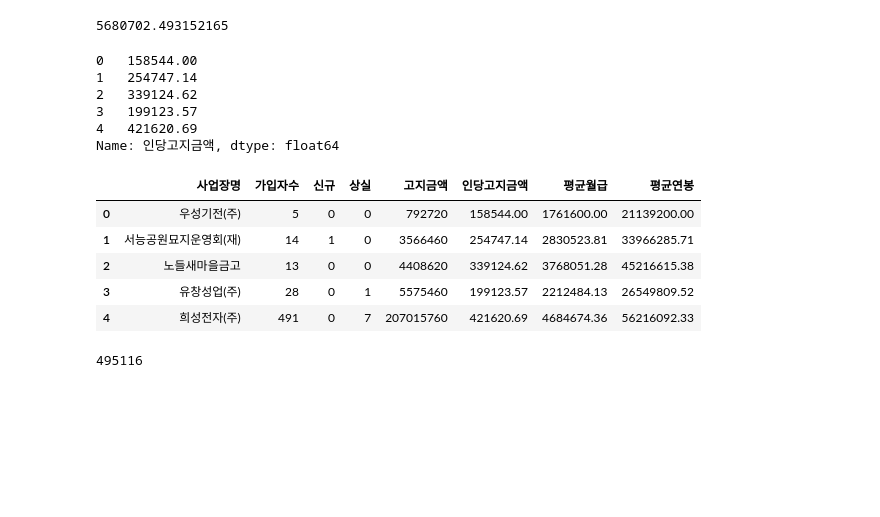
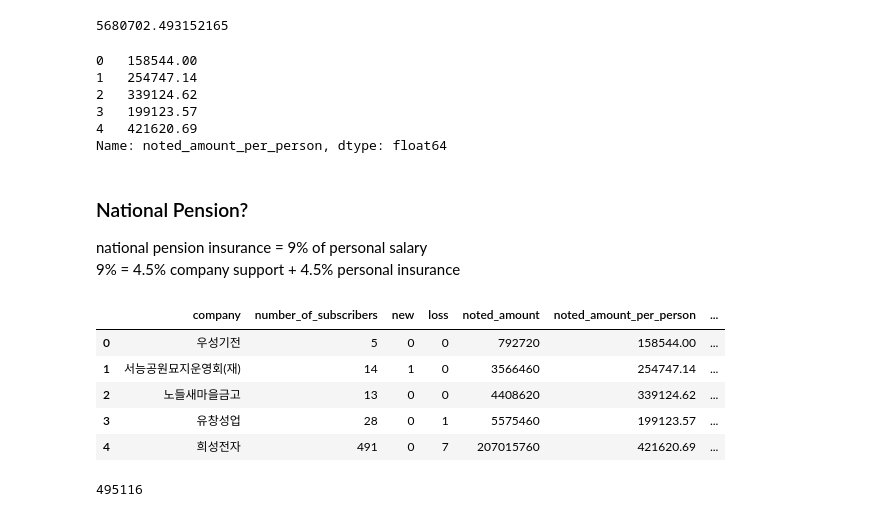
Before and after one commit to Joonh-K/salaryEstimate, a Jupyter notebook: salaryEstimate_NPdata.ipynb, the cells around one changed output. Cells and saved outputs as stored; diff of their text form; code cells hidden in the pictures; blank space fills up the shorter version.

```diff
--- a/salaryEstimate_NPdata.ipynb
+++ b/salaryEstimate_NPdata.ipynb
@@ -65,4 +72,11 @@ df.head()
 # %%
-df_main = df[['사업장명', '가입자수', '신규', '상실', '고지금액']]
+# df_main
+# company: 사업장명'
+# number_of_subscribers: '가입자수'
+# new: '신규'
+# loss: '상실'
+# noted_amount: '고지금액
+
+df_main = df[['company', 'number_of_subscribers', 'new', 'loss', 'noted_amount']]
 df_main.head()
 # %% [output]
@@ -75 +91,18 @@ df_main.head()
+# %%
+import re
+
+pattern1 = '\(주\)'
+pattern2 = '\(주\) '
+pattern3 = '주식회사 '
+
+# re.sub(pattern1,'','회사(주)')
+# re.sub(pattern2,'','(주) 회사')
+
+def company_name_parse(company):
+    company = re.sub(pattern1, '', company)
+    company = re.sub(pattern2, '', company)
+    company = re.sub(pattern3, '', company)
+    return company
+
+df_main['company'] = df_main['company'].apply(company_name_parse)
 # %%
@@ -89,34 +122,39 @@ df_main['고지금액'].mean()
 # %% [output]
 5680702.493152165
 # %%
-df_main['인당고지금액'] = df_main['고지금액'] / df_main['가입자수']
-df['인당고지금액'] = df['고지금액'] / df['가입자수']
-df_main['인당고지금액'].head()
+df_main['noted_amount_per_person'] = df_main['noted_amount'] / df_main['number_of_subscribers']
+
+df['noted_amount_per_person'] = df['noted_amount'] / df['number_of_subscribers']
+df_main['noted_amount_per_person'].head()
 # %% [output]
 0   158544.00
 1   254747.14
 2   339124.62
 3   199123.57
 4   421620.69
-Name: 인당고지금액, dtype: float64
+Name: noted_amount_per_person, dtype: float64
+# %% [markdown]
+### National Pension?
+national pension insurance = 9% of personal salary
+9% = 4.5% company support + 4.5% personal insurance
 # %%
 # mean salary per month = NP per a person / 9%
 
-df_main['평균월급'] = df_main['인당고지금액'] / 9 * 100
-df['평균월급'] = df['인당고지금액'] / 9 * 100
+df_main['mean_salary_per_month'] = df_main['noted_amount_per_person'] / 9 * 100
+df['mean_salary_per_month'] = df['noted_amount_per_person'] / 9 * 100
 
 # mean salary per year = mean salary per month *12
 
-df_main['평균연봉'] = df_main['평균월급'] * 12
-df['평균연봉'] = df['평균월급'] * 12
+df_main['mean_salary_per_year'] = df_main['mean_salary_per_month'] * 12
+df['mean_salary_per_year'] = df['mean_salary_per_month'] * 12
 
 df_main.head()
 # %% [output]
-|  | 사업장명 | 가입자수 | 신규 | 상실 | 고지금액 | 인당고지금액 | 평균월급 | 평균연봉 |
-| 0 | 우성기전(주) | 5 | 0 | 0 | 792720 | 158544.00 | 1761600.00 | 21139200.00 |
-| 1 | 서능공원묘지운영회(재) | 14 | 1 | 0 | 3566460 | 254747.14 | 2830523.81 | 33966285.71 |
-| 2 | 노들새마을금고 | 13 | 0 | 0 | 4408620 | 339124.62 | 3768051.28 | 45216615.38 |
-| 3 | 유창성업(주) | 28 | 0 | 1 | 5575460 | 199123.57 | 2212484.13 | 26549809.52 |
-| 4 | 희성전자(주) | 491 | 0 | 7 | 207015760 | 421620.69 | 4684674.36 | 56216092.33 |
+|  | company | number_of_subscribers | new | loss | noted_amount | noted_amount_per_person | ... |
+| 0 | 우성기전 | 5 | 0 | 0 | 792720 | 158544.00 | ... |
+| 1 | 서능공원묘지운영회(재) | 14 | 1 | 0 | 3566460 | 254747.14 | ... |
+| 2 | 노들새마을금고 | 13 | 0 | 0 | 4408620 | 339124.62 | ... |
+| 3 | 유창성업 | 28 | 0 | 1 | 5575460 | 199123.57 | ... |
+| 4 | 희성전자 | 491 | 0 | 7 | 207015760 | 421620.69 | ... |
 # %%
 # Number of company mean salary per month calculated
```
Also changed, not shown: parts of 25 cells of this notebook.
